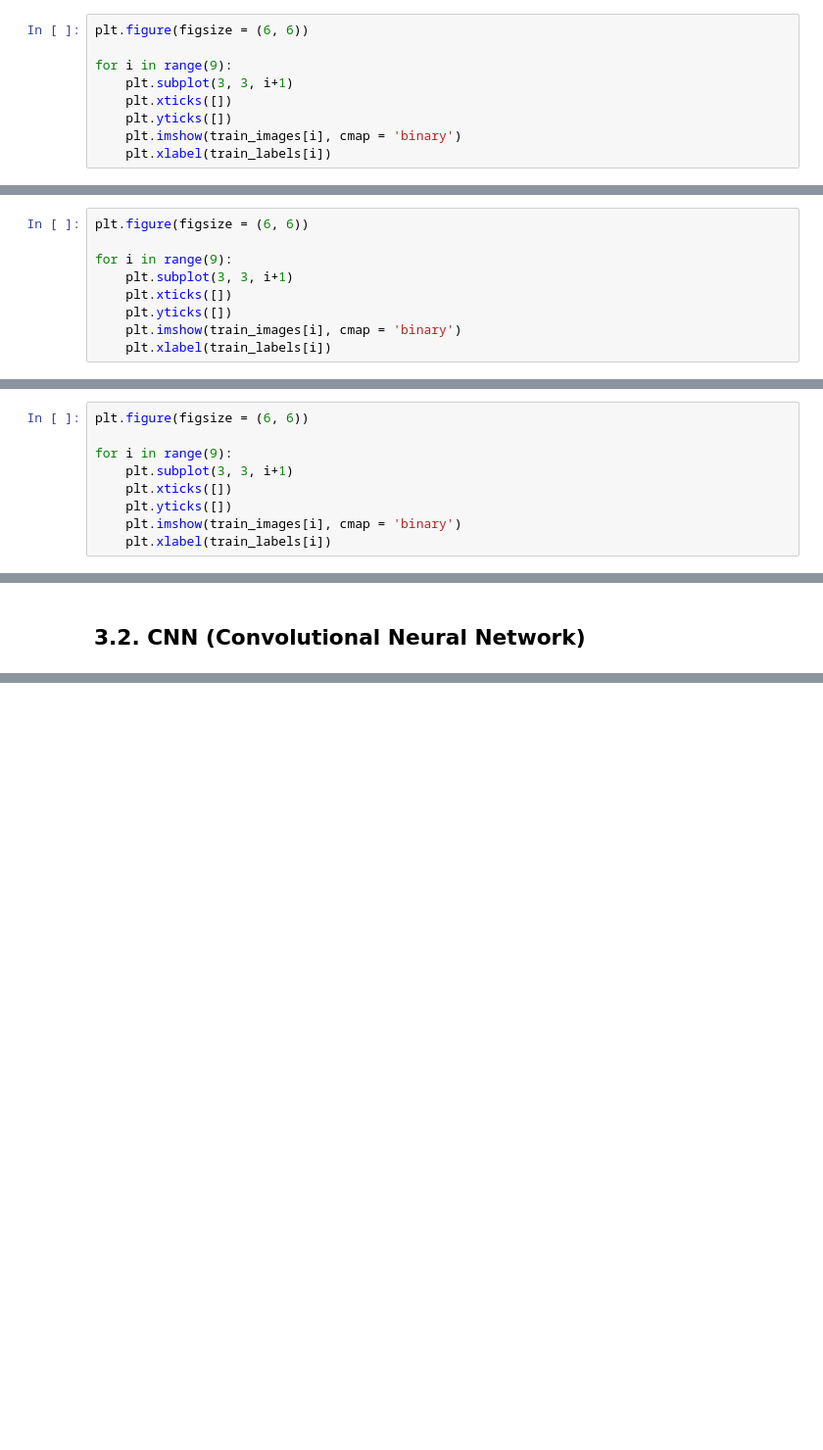
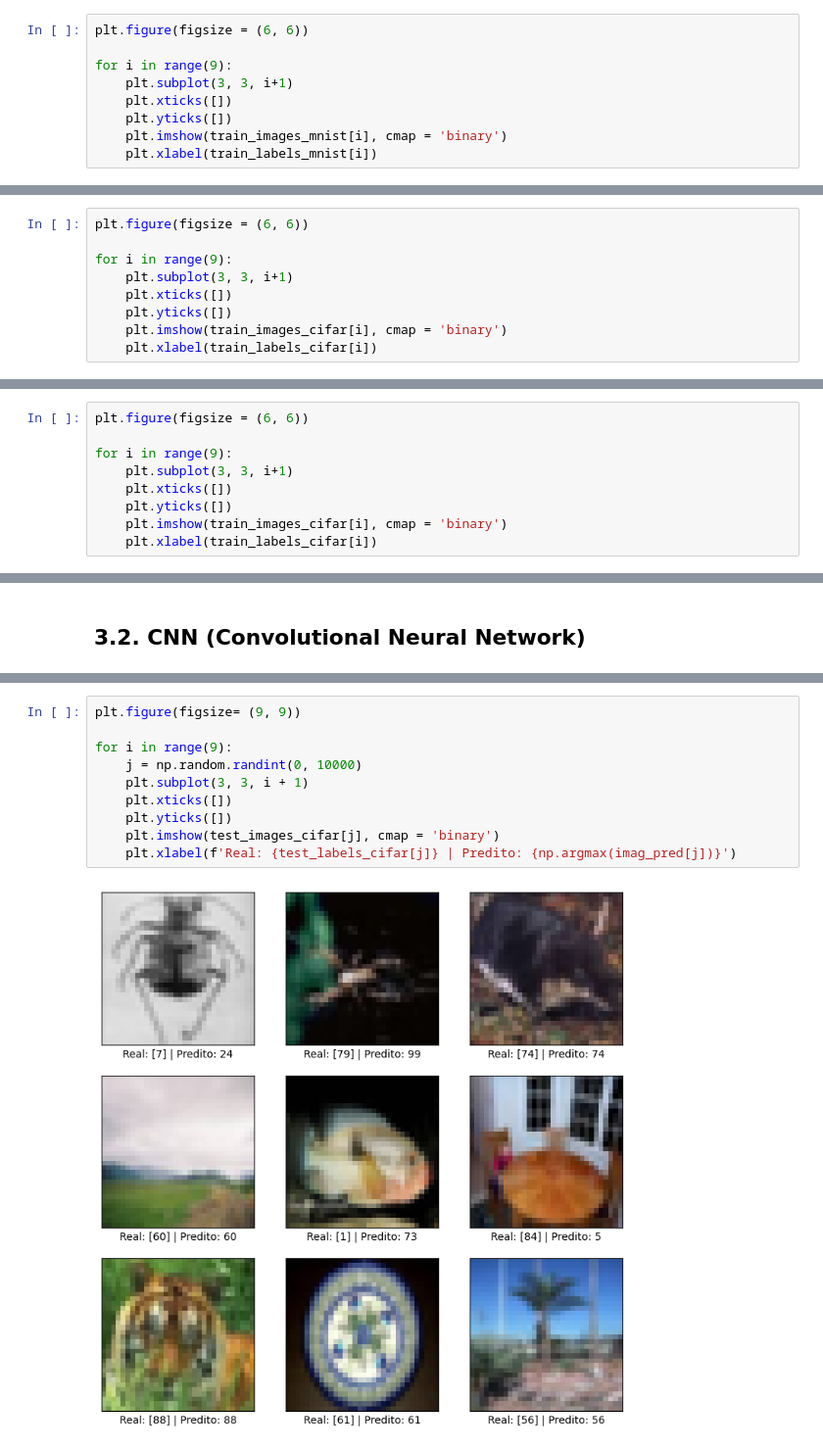
Before and after one commit to caioadlc/NN_and_DL, a Jupyter notebook: CNN_mnist_cifar.ipynb, the cells around one changed output, grey strips where cells are left out. Shown at 98% size. Saved outputs shown, nothing was run; the diff lists cells and outputs as text; blank space fills up the shorter version.

```diff
--- a/CNN_mnist_cifar.ipynb
+++ b/CNN_mnist_cifar.ipynb
@@ -150,8 +174,8 @@ for i in range(9):
     plt.subplot(3, 3, i+1)
     plt.xticks([])
     plt.yticks([])
-    plt.imshow(train_images[i], cmap = 'binary')
-    plt.xlabel(train_labels[i])
+    plt.imshow(train_images_mnist[i], cmap = 'binary')
+    plt.xlabel(train_labels_mnist[i])
 # %% [output]
 [figure]
 # %% [markdown]
@@ -168,8 +187,8 @@ for i in range(9):
     plt.subplot(3, 3, i+1)
     plt.xticks([])
     plt.yticks([])
-    plt.imshow(train_images[i], cmap = 'binary')
-    plt.xlabel(train_labels[i])
+    plt.imshow(train_images_cifar[i], cmap = 'binary')
+    plt.xlabel(train_labels_cifar[i])
 # %% [output]
 [figure]
 # %%
@@ -211,8 +230,8 @@ for i in range(9):
     plt.subplot(3, 3, i+1)
     plt.xticks([])
     plt.yticks([])
-    plt.imshow(train_images[i], cmap = 'binary')
-    plt.xlabel(train_labels[i])
+    plt.imshow(train_images_cifar[i], cmap = 'binary')
+    plt.xlabel(train_labels_cifar[i])
 # %% [output]
 [figure]
 # %% [markdown]
@@ -732,0 +667,12 @@ def def_model_cnn():
+# %%
+plt.figure(figsize= (9, 9))
+
+for i in range(9):
+    j = np.random.randint(0, 10000)
+    plt.subplot(3, 3, i + 1)
+    plt.xticks([])
+    plt.yticks([])
+    plt.imshow(test_images_cifar[j], cmap = 'binary')
+    plt.xlabel(f'Real: {test_labels_cifar[j]} | Predito: {np.argmax(imag_pred[j])}')
+# %% [output]
+[figure, added]
```
Also changed, not shown: parts of 38 cells of this notebook.
